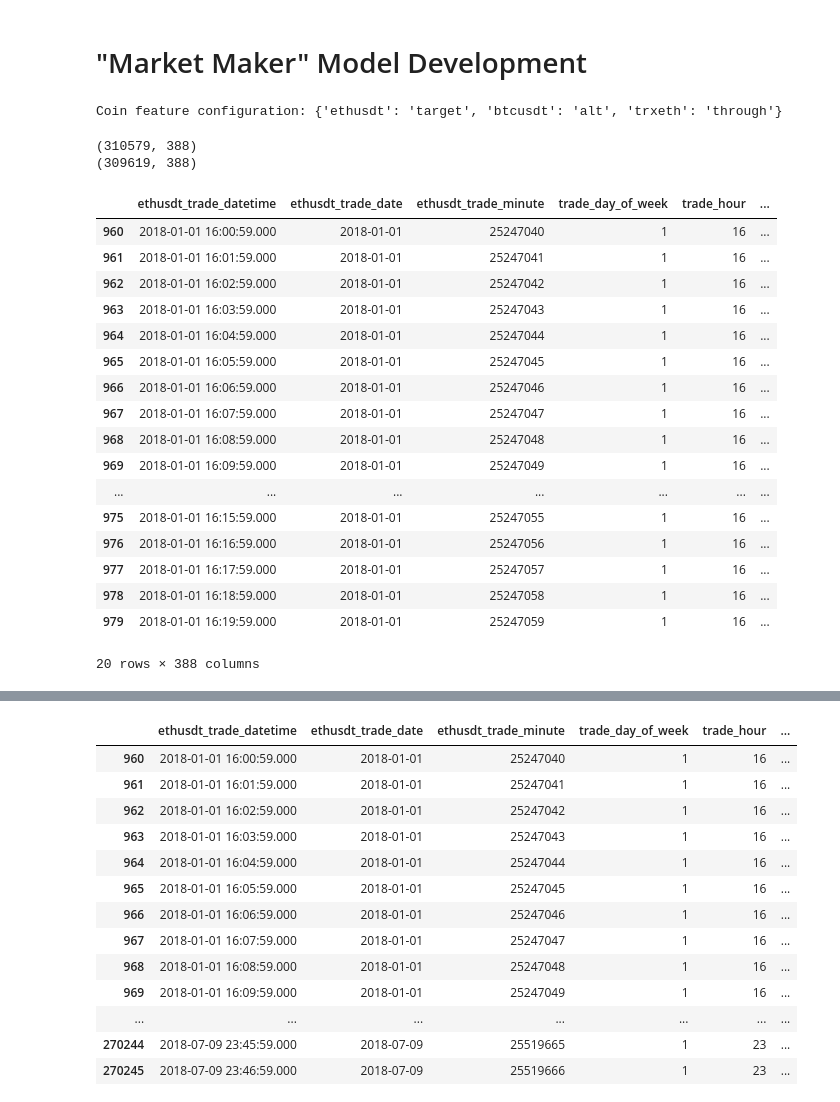
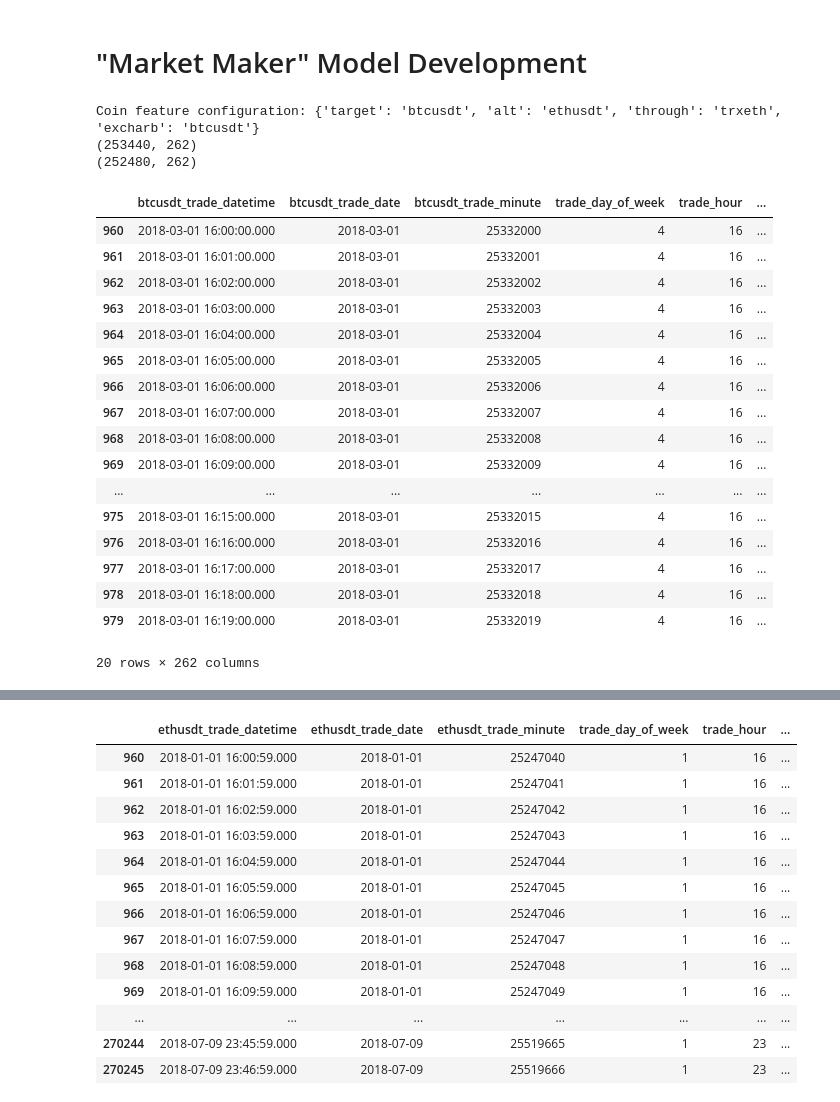
Before and after one commit to ChrisMcPherson/logic_by_loidsig, a Jupyter notebook: notebooks/market_maker_model_dev.ipynb, the cells around one changed output, grey strips where cells are left out. Saved outputs shown, nothing was run; the diff lists cells and outputs as text; code cells hidden in the pictures.

```diff
--- a/notebooks/market_maker_model_dev.ipynb
+++ b/notebooks/market_maker_model_dev.ipynb
@@ -34,41 +34,42 @@ from datetime import timedelta
 # %%
 def features(feature_minutes_list, trade_window_list=[5]):
     #TODO: move this config to simulation argument
-    coin_pair_dict = {'ethusdt':'target',
-                  'btcusdt':'alt',
-                  'trxeth':'through'}
+    coin_pair_dict = {'target':'btcusdt',
+                  'alt':'ethusdt',
+                  'through':'trxeth',
+                  'excharb':'btcusdt'}
     print(f"Coin feature configuration: {coin_pair_dict}")
 
-    mm_training = market_maker_training.BinanceTraining(coin_pair_dict, feature_minutes_list, trade_window_list)
+    mm_training = market_maker_training.CobinhoodTraining(coin_pair_dict, feature_minutes_list, trade_window_list)
     try:
         mm_training.set_training_data()
     except Exception as e:
         print(f"Failed setting training data: {e}")
         return
     return mm_training.training_df, mm_training.feature_column_list, mm_training.target_column_list
 
 feature_minutes_list = [1,3,5,10,20,30,40,50,60,120,240,480,960]
 features_df, feature_col, target_col_list = features(feature_minutes_list)
 features_df.head(20)
 # %% [output]
-Coin feature configuration: {'ethusdt': 'target', 'btcusdt': 'alt', 'trxeth': 'through'}
+Coin feature configuration: {'target': 'btcusdt', 'alt': 'ethusdt', 'through': 'trxeth', 'excharb': 'btcusdt'}
+(253440, 262)
+(252480, 262)
+|  | btcusdt_trade_datetime | btcusdt_trade_date | btcusdt_trade_minute | trade_day_of_week | trade_hour | ... |
+| 960 | 2018-03-01 16:00:00.000 | 2018-03-01 | 25332000 | 4 | 16 | ... |
+| 961 | 2018-03-01 16:01:00.000 | 2018-03-01 | 25332001 | 4 | 16 | ... |
+| 962 | 2018-03-01 16:02:00.000 | 2018-03-01 | 25332002 | 4 | 16 | ... |
+| 963 | 2018-03-01 16:03:00.000 | 2018-03-01 | 25332003 | 4 | 16 | ... |
+| 964 | 2018-03-01 16:04:00.000 | 2018-03-01 | 25332004 | 4 | 16 | ... |
+| 965 | 2018-03-01 16:05:00.000 | 2018-03-01 | 25332005 | 4 | 16 | ... |
+| 966 | 2018-03-01 16:06:00.000 | 2018-03-01 | 25332006 | 4 | 16 | ... |
+| 967 | 2018-03-01 16:07:00.000 | 2018-03-01 | 25332007 | 4 | 16 | ... |
+| 968 | 2018-03-01 16:08:00.000 | 2018-03-01 | 25332008 | 4 | 16 | ... |
+| 969 | 2018-03-01 16:09:00.000 | 2018-03-01 | 25332009 | 4 | 16 | ... |
+| ... | ... | ... | ... | ... | ... | ... |
+| 975 | 2018-03-01 16:15:00.000 | 2018-03-01 | 25332015 | 4 | 16 | ... |
+| 976 | 2018-03-01 16:16:00.000 | 2018-03-01 | 25332016 | 4 | 16 | ... |
+| 977 | 2018-03-01 16:17:00.000 | 2018-03-01 | 25332017 | 4 | 16 | ... |
+| 978 | 2018-03-01 16:18:00.000 | 2018-03-01 | 25332018 | 4 | 16 | ... |
+| 979 | 2018-03-01 16:19:00.000 | 2018-03-01 | 25332019 | 4 | 16 | ... |
-(310579, 388)
-(309619, 388)
+20 rows × 262 columns
-|  | ethusdt_trade_datetime | ethusdt_trade_date | ethusdt_trade_minute | trade_day_of_week | trade_hour | ... |
-| 960 | 2018-01-01 16:00:59.000 | 2018-01-01 | 25247040 | 1 | 16 | ... |
-| 961 | 2018-01-01 16:01:59.000 | 2018-01-01 | 25247041 | 1 | 16 | ... |
-| 962 | 2018-01-01 16:02:59.000 | 2018-01-01 | 25247042 | 1 | 16 | ... |
-| 963 | 2018-01-01 16:03:59.000 | 2018-01-01 | 25247043 | 1 | 16 | ... |
-| 964 | 2018-01-01 16:04:59.000 | 2018-01-01 | 25247044 | 1 | 16 | ... |
-| 965 | 2018-01-01 16:05:59.000 | 2018-01-01 | 25247045 | 1 | 16 | ... |
-| 966 | 2018-01-01 16:06:59.000 | 2018-01-01 | 25247046 | 1 | 16 | ... |
-| 967 | 2018-01-01 16:07:59.000 | 2018-01-01 | 25247047 | 1 | 16 | ... |
-| 968 | 2018-01-01 16:08:59.000 | 2018-01-01 | 25247048 | 1 | 16 | ... |
-| 969 | 2018-01-01 16:09:59.000 | 2018-01-01 | 25247049 | 1 | 16 | ... |
-| ... | ... | ... | ... | ... | ... | ... |
-| 975 | 2018-01-01 16:15:59.000 | 2018-01-01 | 25247055 | 1 | 16 | ... |
-| 976 | 2018-01-01 16:16:59.000 | 2018-01-01 | 25247056 | 1 | 16 | ... |
-| 977 | 2018-01-01 16:17:59.000 | 2018-01-01 | 25247057 | 1 | 16 | ... |
-| 978 | 2018-01-01 16:18:59.000 | 2018-01-01 | 25247058 | 1 | 16 | ... |
-| 979 | 2018-01-01 16:19:59.000 | 2018-01-01 | 25247059 | 1 | 16 | ... |
-20 rows × 388 columns
```
Also changed, not shown: parts of 7 cells of this notebook, 33 other files.
